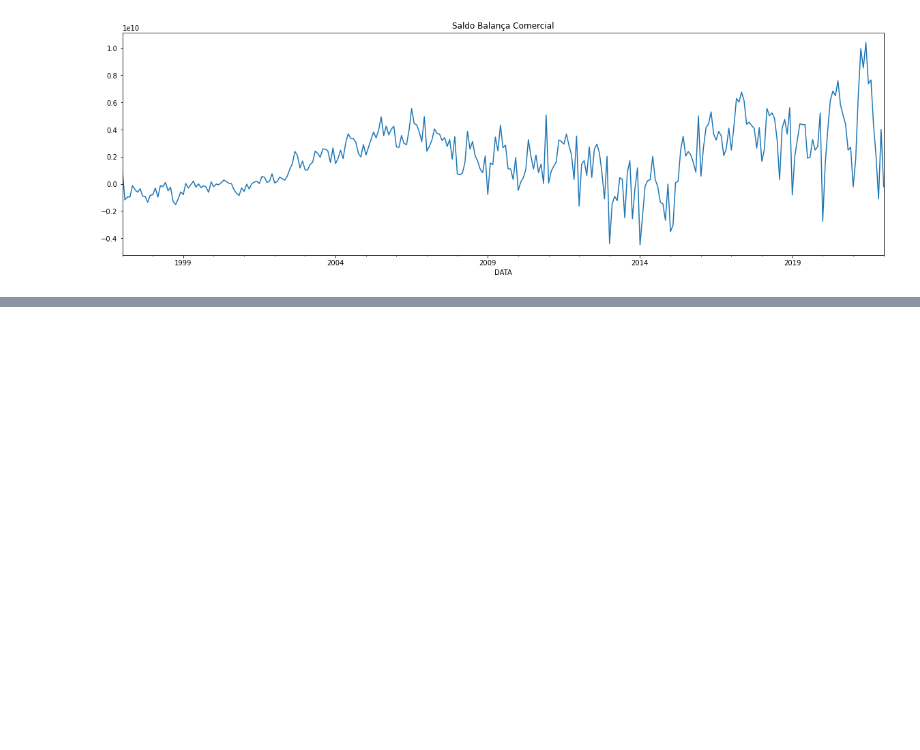
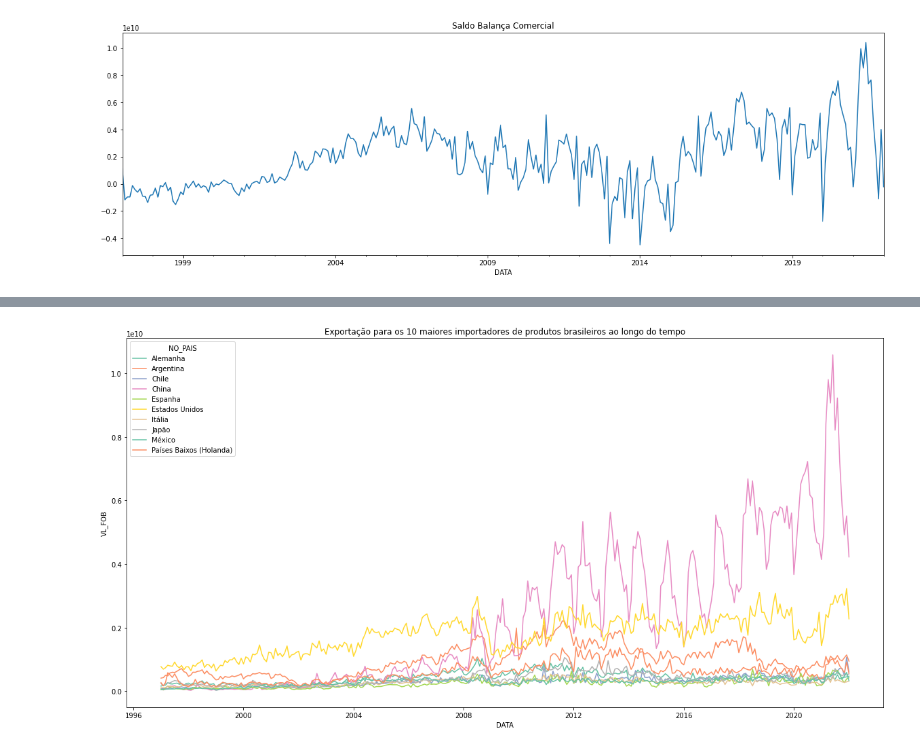
Before and after one commit to VizzottoMatheus/Automate, a Jupyter notebook: COMEX/eda_comex.ipynb, the cells around one changed output, grey strips where cells are left out. Cells and saved outputs as stored; diff of their text form; code cells hidden in the pictures; blank space fills up the shorter version.

```diff
--- a/COMEX/eda_comex.ipynb
+++ b/COMEX/eda_comex.ipynb
@@ -64,0 +80,12 @@ plt.show()
+# %%
+df_top_paises = df_exportacoes[df_exportacoes["NO_PAIS"].isin(top10_all.index)]
+df_top_paises2 = df_top_paises.groupby(["DATA", "NO_PAIS"])["VL_FOB"].sum().reset_index()
+# %%
+plt.figure(figsize=(20,10))
+
+sns.lineplot(data = df_top_paises2, x = "DATA", y = "VL_FOB", hue = "NO_PAIS", palette='Set2')
+plt.title("Exportação para os 10 maiores importadores de produtos brasileiros ao longo do tempo")
+
+plt.show()
+# %% [output]
+[figure, added]
```
Also changed, not shown: parts of 6 cells of this notebook, 1 other file.
